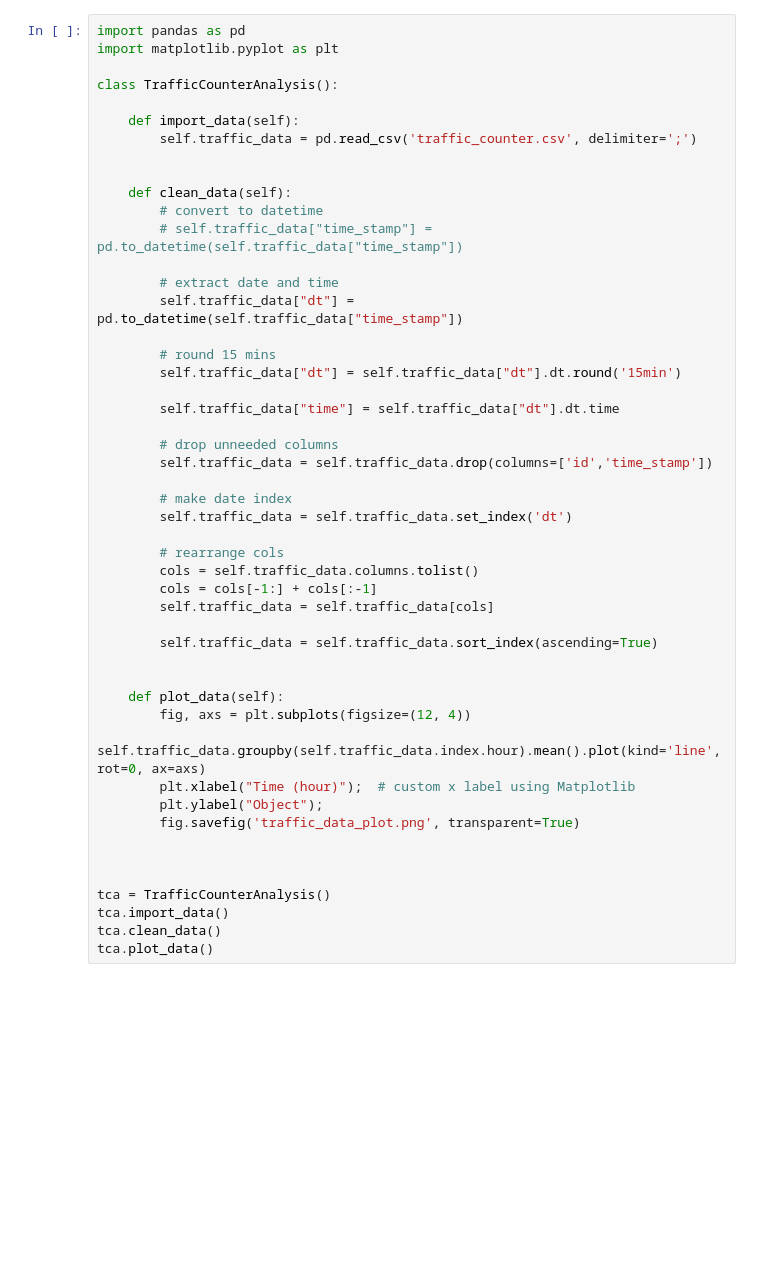
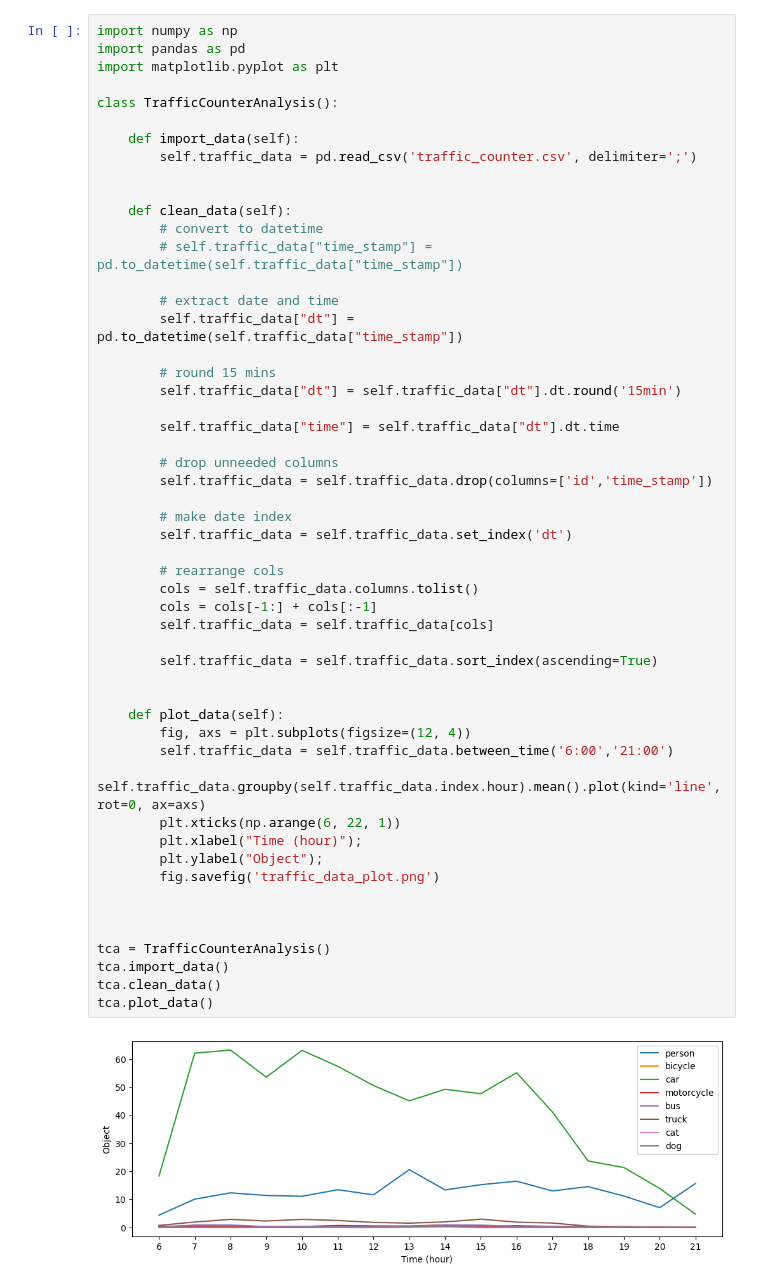
Before and after one commit to jackwilkinson255/traffic-counter, a Jupyter notebook: traffic_counter_analysis.ipynb, the cells around one changed output. Cells and saved outputs as stored; diff of their text form; blank space fills up the shorter version.

Commit message:
plot change

```diff
--- a/traffic_counter_analysis.ipynb
+++ b/traffic_counter_analysis.ipynb
@@ -1,4 +1,5 @@
 # %%
+import numpy as np
 import pandas as pd
 import matplotlib.pyplot as plt
 
@@ -18,32 +19,36 @@ class TrafficCounterAnalysis():
         # round 15 mins
         self.traffic_data["dt"] = self.traffic_data["dt"].dt.round('15min')
 
         self.traffic_data["time"] = self.traffic_data["dt"].dt.time
 
         # drop unneeded columns
         self.traffic_data = self.traffic_data.drop(columns=['id','time_stamp'])
 
         # make date index
         self.traffic_data = self.traffic_data.set_index('dt')
 
         # rearrange cols
         cols = self.traffic_data.columns.tolist()
         cols = cols[-1:] + cols[:-1]
         self.traffic_data = self.traffic_data[cols]
 
         self.traffic_data = self.traffic_data.sort_index(ascending=True)
 
 
     def plot_data(self):
         fig, axs = plt.subplots(figsize=(12, 4))
+        self.traffic_data = self.traffic_data.between_time('6:00','21:00')
         self.traffic_data.groupby(self.traffic_data.index.hour).mean().plot(kind='line', rot=0, ax=axs)
-        plt.xlabel("Time (hour)");  # custom x label using Matplotlib
+        plt.xticks(np.arange(6, 22, 1))
+        plt.xlabel("Time (hour)");
         plt.ylabel("Object");
-        fig.savefig('traffic_data_plot.png', transparent=True)
+        fig.savefig('traffic_data_plot.png')
 
 
 
 tca = TrafficCounterAnalysis()
 tca.import_data()
 tca.clean_data()
 tca.plot_data()
+# %% [output]
+[figure, added]
```
Also changed, not shown: 1 other file.
